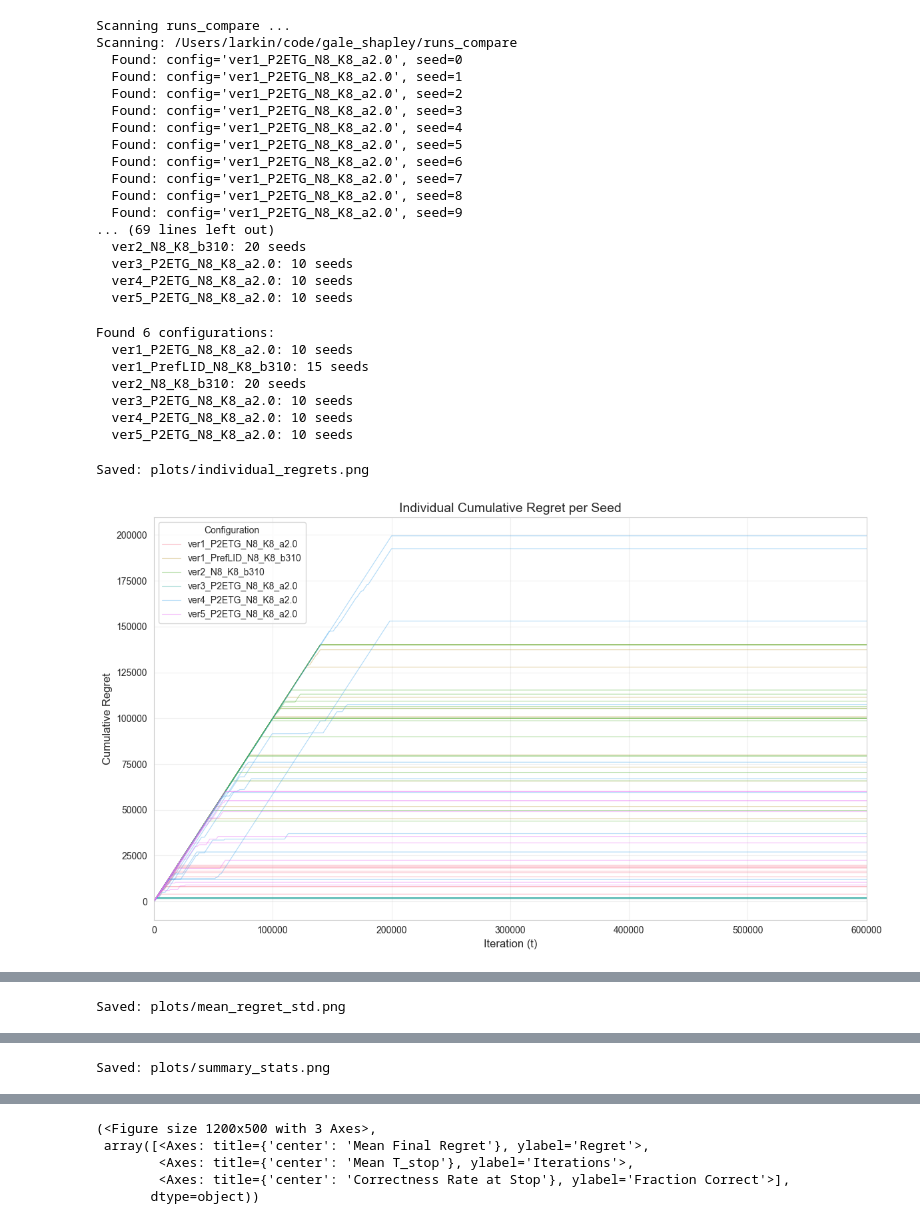
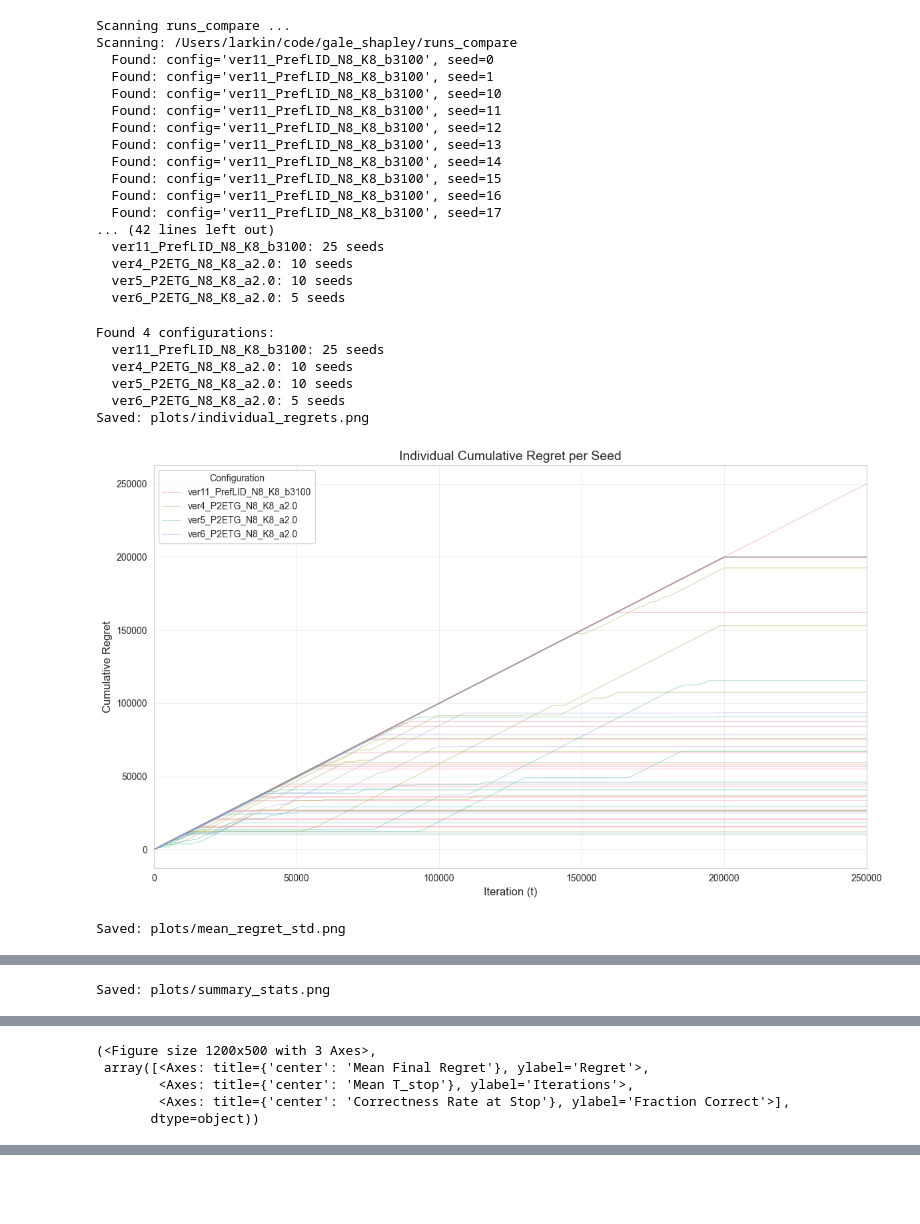
Before and after one commit to larkz/gale_shapley, a Jupyter notebook: notebooks/plots_preflid.ipynb, the cells around one changed output, grey strips where cells are left out. Saved outputs shown, nothing was run; the diff lists cells and outputs as text; code cells hidden in the pictures; blank space fills up the shorter version.

```diff
--- a/notebooks/plots_preflid.ipynb
+++ b/notebooks/plots_preflid.ipynb
@@ -14,7 +14,7 @@ from plotting import *
 
 # ---- CONFIGURE THIS ----
 BASE_DIR = "runs_compare"   # <-- change me
-MAX_ITERATIONS = 600000
+MAX_ITERATIONS = 250000
 OUTPUT_DIR = "plots"                # where to save figures
 # ------------------------
 
@@ -32,50 +32,49 @@ for cfg, seeds in all_data.items():
     print(f"  {cfg}: {len(seeds)} seeds")
 
 # 1) Individual regret curves
 plot_individual_regrets(
     all_data,
     max_iterations=MAX_ITERATIONS,
     save_path=os.path.join(OUTPUT_DIR, "individual_regrets.png"),
 )
 
 # 2) Mean ± std regret curves
 plot_mean_regret_with_std(
     all_data,
     max_iterations=MAX_ITERATIONS,
     save_path=os.path.join(OUTPUT_DIR, "mean_regret_std.png"),
     std_multiplier=0.1,
     show_individual=False,   # <-- no individual seed lines
 )
 
 # 3) Summary stats
 plot_summary_stats(
     all_data,
     save_path=os.path.join(OUTPUT_DIR, "summary_stats.png"),
 )
 # %% [output]
 Scanning runs_compare ...
 Scanning: /Users/larkin/code/gale_shapley/runs_compare
-  Found: config='ver1_P2ETG_N8_K8_a2.0', seed=0
-  Found: config='ver1_P2ETG_N8_K8_a2.0', seed=1
-  Found: config='ver1_P2ETG_N8_K8_a2.0', seed=2
-  Found: config='ver1_P2ETG_N8_K8_a2.0', seed=3
-  Found: config='ver1_P2ETG_N8_K8_a2.0', seed=4
-  Found: config='ver1_P2ETG_N8_K8_a2.0', seed=5
-  Found: config='ver1_P2ETG_N8_K8_a2.0', seed=6
-  Found: config='ver1_P2ETG_N8_K8_a2.0', seed=7
-  Found: config='ver1_P2ETG_N8_K8_a2.0', seed=8
-  Found: config='ver1_P2ETG_N8_K8_a2.0', seed=9
-... (69 lines left out)
-  ver2_N8_K8_b310: 20 seeds
-  ver3_P2ETG_N8_K8_a2.0: 10 seeds
+  Found: config='ver11_PrefLID_N8_K8_b3100', seed=0
+  Found: config='ver11_PrefLID_N8_K8_b3100', seed=1
+  Found: config='ver11_PrefLID_N8_K8_b3100', seed=10
+  Found: config='ver11_PrefLID_N8_K8_b3100', seed=11
+  Found: config='ver11_PrefLID_N8_K8_b3100', seed=12
+  Found: config='ver11_PrefLID_N8_K8_b3100', seed=13
+  Found: config='ver11_PrefLID_N8_K8_b3100', seed=14
+  Found: config='ver11_PrefLID_N8_K8_b3100', seed=15
+  Found: config='ver11_PrefLID_N8_K8_b3100', seed=16
+  Found: config='ver11_PrefLID_N8_K8_b3100', seed=17
+... (42 lines left out)
+  ver11_PrefLID_N8_K8_b3100: 25 seeds
   ver4_P2ETG_N8_K8_a2.0: 10 seeds
   ver5_P2ETG_N8_K8_a2.0: 10 seeds
+  ver6_P2ETG_N8_K8_a2.0: 5 seeds
-Found 6 configurations:
-  ver1_P2ETG_N8_K8_a2.0: 10 seeds
-  ver1_PrefLID_N8_K8_b310: 15 seeds
-  ver2_N8_K8_b310: 20 seeds
-  ver3_P2ETG_N8_K8_a2.0: 10 seeds
+Found 4 configurations:
+  ver11_PrefLID_N8_K8_b3100: 25 seeds
   ver4_P2ETG_N8_K8_a2.0: 10 seeds
   ver5_P2ETG_N8_K8_a2.0: 10 seeds
+  ver6_P2ETG_N8_K8_a2.0: 5 seeds
+Saved: plots/individual_regrets.png
+[figure, new version]
-Saved: plots/individual_regrets.png
+Saved: plots/mean_regret_std.png
-[figure, old version]
@@ -82 +82 @@ Saved: plots/individual_regrets.png
-Saved: plots/mean_regret_std.png
+Saved: plots/summary_stats.png
@@ -84 +84,5 @@ Saved: plots/mean_regret_std.png
-Saved: plots/summary_stats.png
+(<Figure size 1200x500 with 3 Axes>,
+ array([<Axes: title={'center': 'Mean Final Regret'}, ylabel='Regret'>,
+        <Axes: title={'center': 'Mean T_stop'}, ylabel='Iterations'>,
+        <Axes: title={'center': 'Correctness Rate at Stop'}, ylabel='Fraction Correct'>],
+       dtype=object))
@@ -86,8 +89,3 @@ Saved: plots/summary_stats.png
-(<Figure size 1200x500 with 3 Axes>,
- array([<Axes: title={'center': 'Mean Final Regret'}, ylabel='Regret'>,
-        <Axes: title={'center': 'Mean T_stop'}, ylabel='Iterations'>,
-        <Axes: title={'center': 'Correctness Rate at Stop'}, ylabel='Fraction Correct'>],
-       dtype=object))
 # %%
 LABELS = {
     "N3_K3_a2.0": "N=3, K=3, α=2.0",
```
Also changed, not shown: parts of 2 cells of this notebook, 2 other files.
